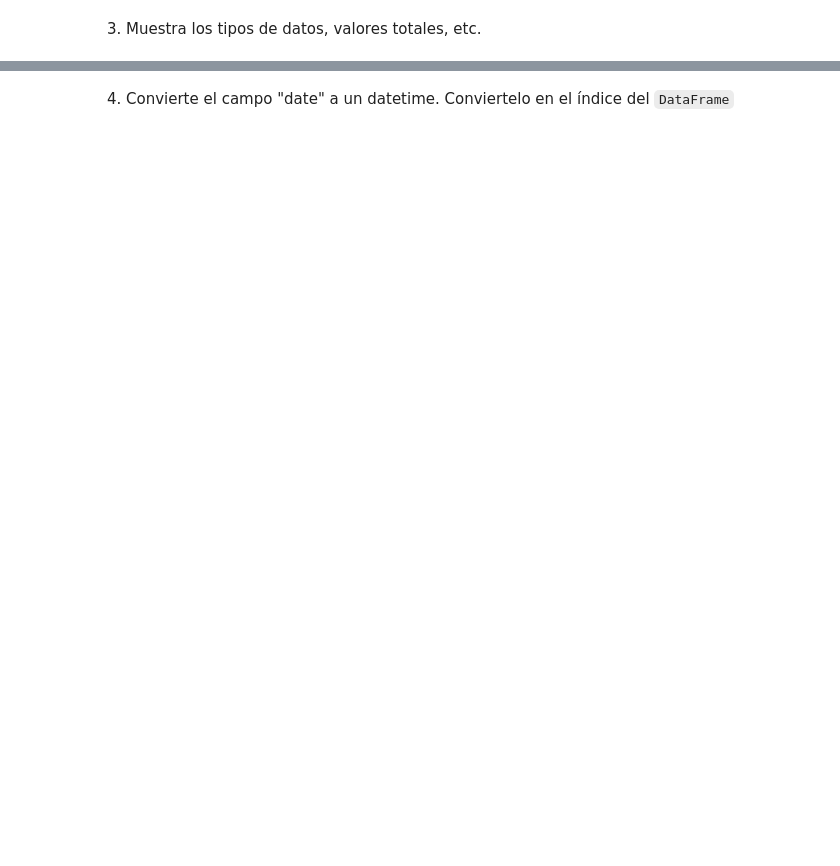
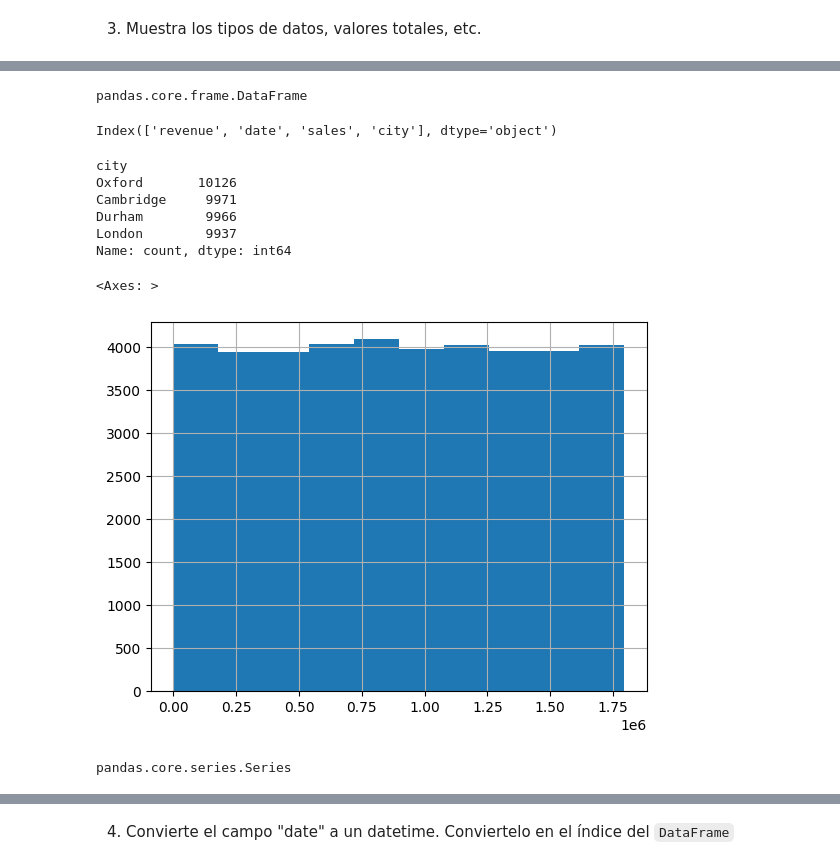
Before and after one commit to albabc/ONLINE_DS_THEBRIDGE_ALBA, a Jupyter notebook: Sprint_05/Unidad_02/Practica_Obligatoria/18_Practica_Obligatoria_Ficheros.ipynb, the cells around one changed output, grey strips where cells are left out. Drawn from its saved outputs; the diff is of its cells as text; code cells hidden in the pictures; blank space fills up the shorter version.

```diff
--- a/Sprint_05/Unidad_02/Practica_Obligatoria/18_Practica_Obligatoria_Ficheros.ipynb
+++ b/Sprint_05/Unidad_02/Practica_Obligatoria/18_Practica_Obligatoria_Ficheros.ipynb
@@ -78,3 +27,7 @@ with open("./data/OptaF24.xml") as fichero_xml:
+# %%
+fichero_texto="./data/mbox.txt"
+fichero_excel="./data/city_sales.xlsx"
+fichero_xml="./data/OptaF24.xml"
 # %% [markdown]
 ## #1 Fichero excel
 # %% [markdown]
@@ -88,0 +55,3 @@ df
+# %%
+df=pd.read_excel(fichero_excel,skiprows=4,sheet_name=1,usecols="D:F,H")
+df
@@ -90,0 +78,3 @@ df
+# %%
+df.rename(columns={"Unnamed: 3":"revenue","num":"sales"},inplace=True)
+df
@@ -92,0 +140,26 @@ df
+# %%
+type(df.describe())
+# %% [output]
+pandas.core.frame.DataFrame
+# %%
+df.columns
+# %% [output]
+Index(['revenue', 'date', 'sales', 'city'], dtype='object')
+# %%
+df["city"].value_counts()
+# %% [output]
+city
+Oxford       10126
+Cambridge     9971
+Durham        9966
+London        9937
+Name: count, dtype: int64
+# %%
+df["revenue"].hist()
+# %% [output]
+<Axes: >
+[figure, added]
+# %%
+type(df["revenue"])
+# %% [output]
+pandas.core.series.Series
```
Also changed, not shown: parts of 33 cells of this notebook, 38 other files.
